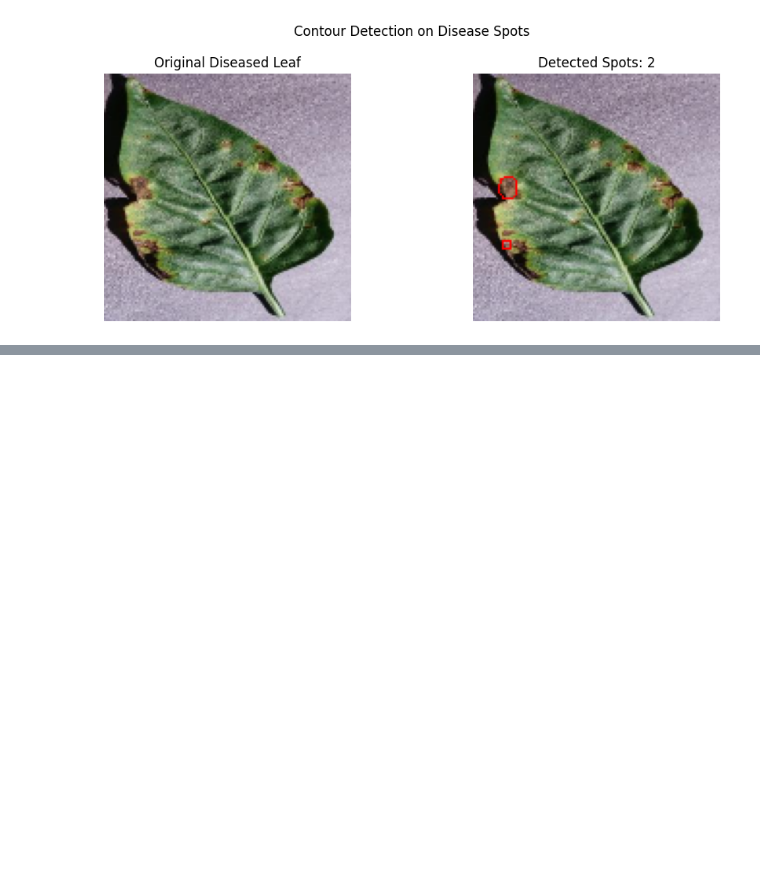
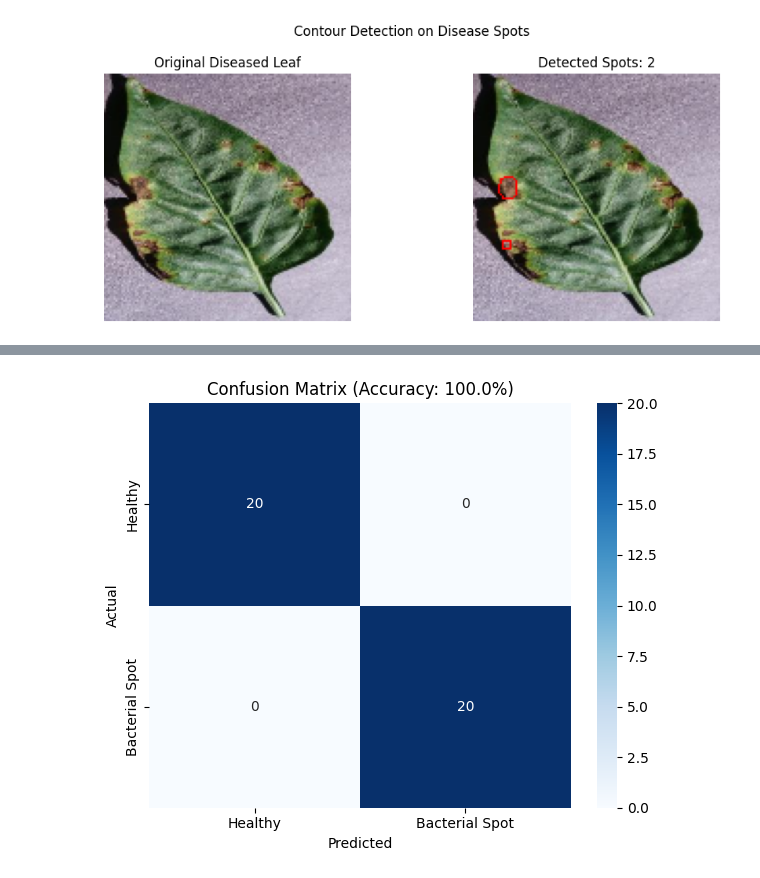
Before and after one commit to heyisula/plant-disease-detection, a Jupyter notebook: train.ipynb, the cells around one changed output, grey strips where cells are left out. Drawn from its saved outputs; the diff is of its cells as text; code cells hidden in the pictures; blank space fills up the shorter version.

```diff
--- a/train.ipynb
+++ b/train.ipynb
@@ -217,0 +244,17 @@ def getSportFeatures(img):
+# %%
+X_train, X_test, y_train, y_test = train_test_split(X, y, test_size=0.2, random_state=42, stratify=y)
+
+scaler = StandardScaler()
+X_train = scaler.fit_transform(X_train)
+X_test  = scaler.transform(X_test)
+# %%
+# SVM with RBF kernel becauseee high dimensional feature space
+model = SVC(kernel='rbf', C=10, gamma='scale', probability=True)
+model.fit(X_train, y_train)
+
+y_pred = model.predict(X_test)
+acc = accuracy_score(y_test, y_pred)
+
+print(f"Accuracy: {acc * 100:.2f}%")
+print()
+print(classification_report(y_test, y_pred, target_names=['Healthy', 'Bacterial Spot']))
@@ -217,0 +272,15 @@ def getSportFeatures(img):
+# %%
+cm = confusion_matrix(y_test, y_pred)
+
+plt.figure(figsize=(6, 5))
+sns.heatmap(cm, annot=True, fmt='d', cmap='Blues',
+            xticklabels=['Healthy', 'Bacterial Spot'],
+            yticklabels=['Healthy', 'Bacterial Spot'])
+plt.xlabel('Predicted')
+plt.ylabel('Actual')
+plt.title(f'Confusion Matrix (Accuracy: {acc*100:.1f}%)')
+plt.tight_layout()
+plt.savefig('out/output_confusion_matrix.png', dpi=150)
+plt.show()
+# %% [output]
+[figure, added]
```
Also changed, not shown: parts of 2 cells of this notebook, 1 other file.
